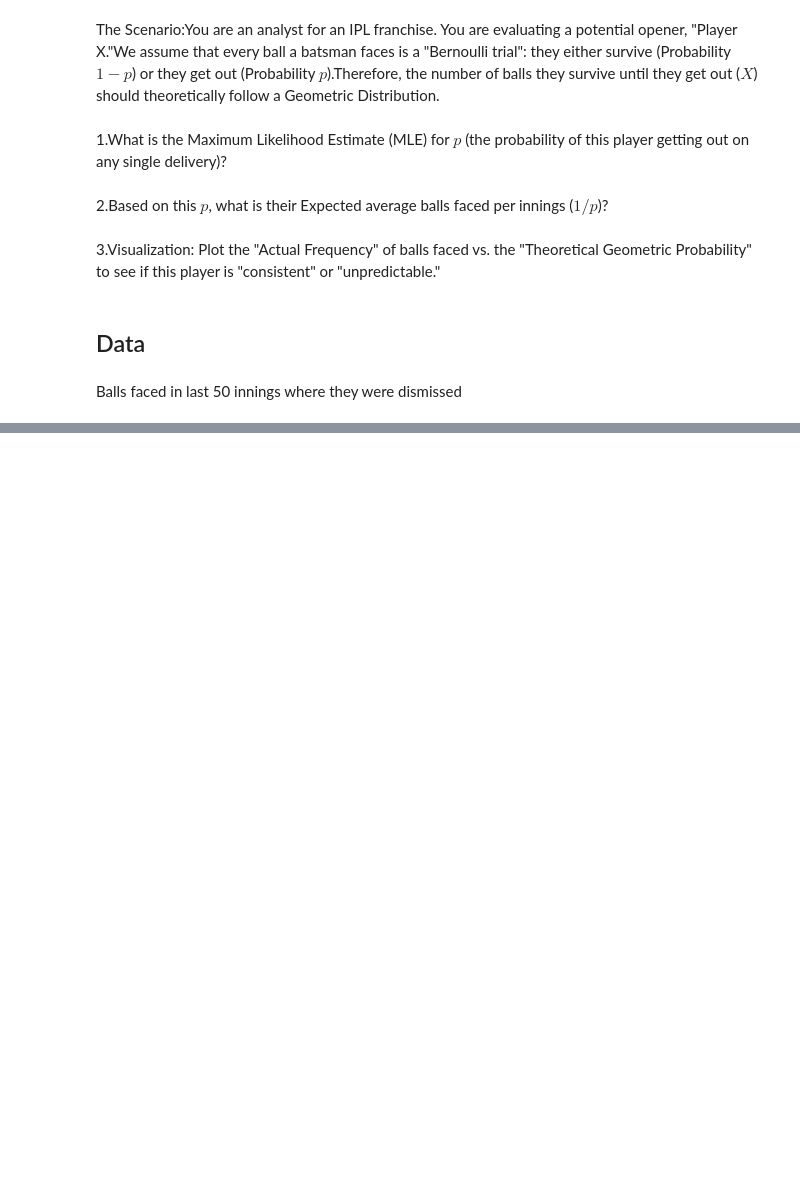
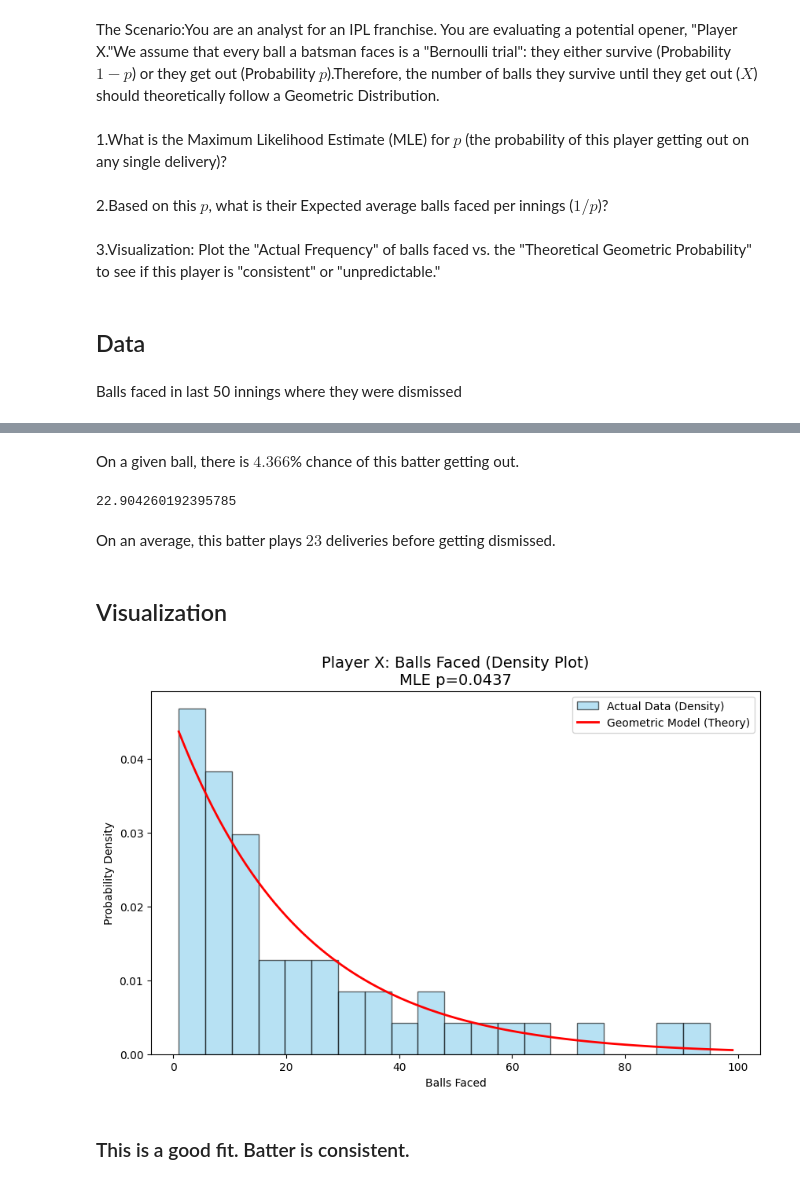
Before and after one commit to stuphy13/cricket-analytics, a Jupyter notebook: risk_taker_analysis.ipynb, the cells around one changed output, grey strips where cells are left out. Drawn from its saved outputs; the diff is of its cells as text; code cells hidden in the pictures; blank space fills up the shorter version.

Commit message:
problem 1 visualisation done

```diff
--- a/risk_taker_analysis.ipynb
+++ b/risk_taker_analysis.ipynb
@@ -21,0 +28,2 @@ balls_faced = [
+# %%
+sample = np.array(balls_faced)
@@ -21,0 +66,32 @@ balls_faced = [
+# %% [markdown]
+On a given ball, there is $ 4.366 $% chance of this batter getting out.
+# %%
+p = 0.04366
+# %%
+expected_value = 1/p
+print(expected_value)
+# %% [output]
+22.904260192395785
+# %% [markdown]
+On an average, this batter plays $23$ deliveries before getting dismissed.
+# %% [markdown]
+## Visualization
+# %%
+plt.figure(figsize=(10, 6))
+plt.hist(sample, bins=20, density=True, color='skyblue', edgecolor='black', alpha=0.6, label='Actual Data (Density)')
+
+
+x_values = np.arange(1, 100)
+theoretical_probs = [(1 - p)**(k - 1) * p for k in x_values]
+
+plt.plot(x_values, theoretical_probs, color='red', linewidth=2, label='Geometric Model (Theory)')
+
+plt.title(f'Player X: Balls Faced (Density Plot)\nMLE p={p:.4f}', fontsize=14)
+plt.xlabel('Balls Faced')
+plt.ylabel('Probability Density')
+plt.legend()
+plt.show()
+# %% [output]
+[figure, added]
+# %% [markdown]
+### This is a good fit. Batter is consistent.
```
Also changed, not shown: parts of 15 cells of this notebook.
